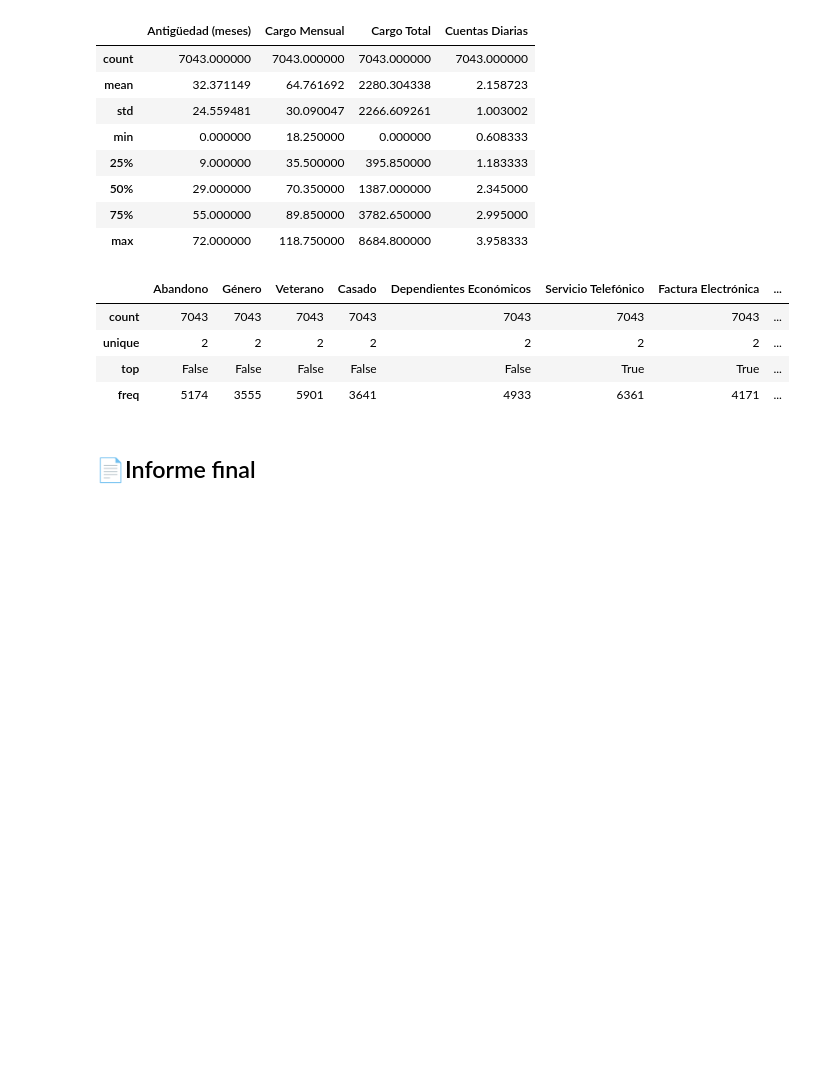
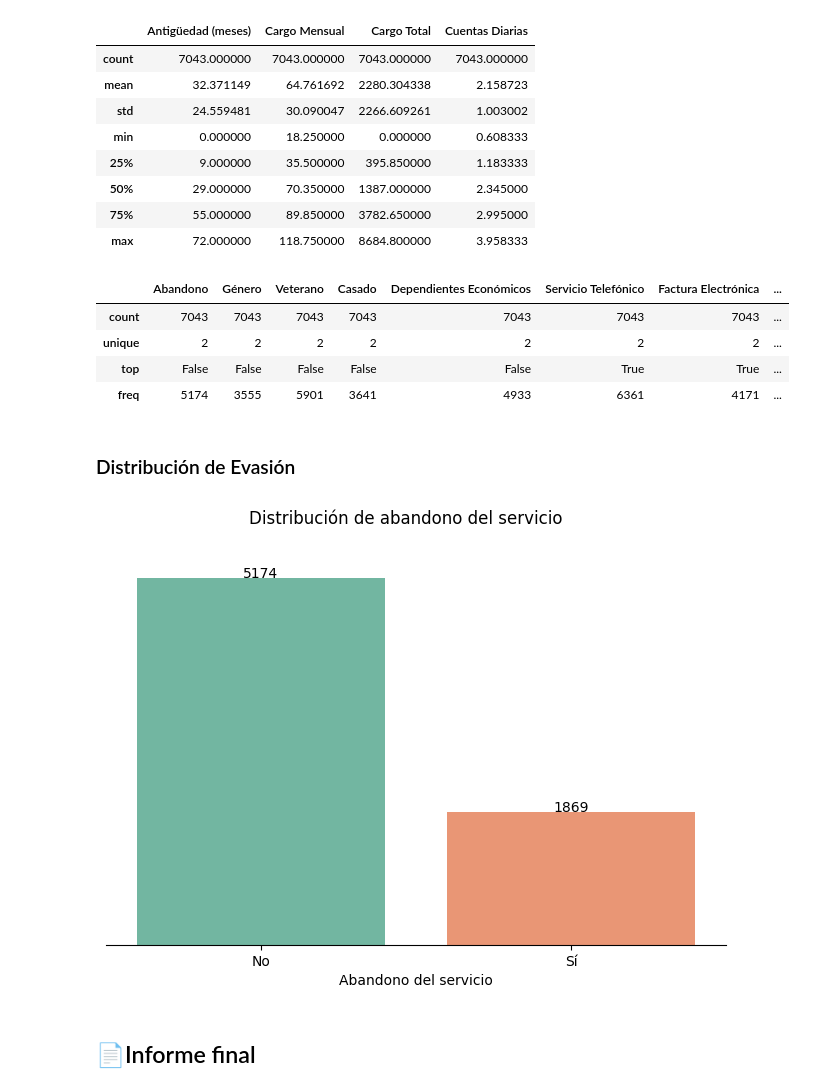
Before and after one commit to IsaiasRVH2/Challenge-Telecom-X, a Jupyter notebook: TelecomX_LATAM.ipynb, the cells around one changed output. Cells and saved outputs as stored; diff of their text form; code cells hidden in the pictures; blank space fills up the shorter version.

Commit message:
feat(Carga y análisis): :sparkles: Distribución de evasión
Se realizó una visualización de como esta distribuida la variable churn.

```diff
--- a/TelecomX_LATAM.ipynb
+++ b/TelecomX_LATAM.ipynb
@@ -384,5 +384,24 @@ df[[col for col in df.columns[1:] if col not in columnas_numericas]].astype(bool
 | unique | 2 | 2 | 2 | 2 | 2 | 2 | 2 | ... |
 | top | False | False | False | False | False | True | True | ... |
 | freq | 5174 | 3555 | 5901 | 3641 | 4933 | 6361 | 4171 | ... |
+# %% [markdown]
+### Distribución de Evasión
+# %%
+fig, ax = plt.subplots(figsize=(8, 5))
+fig.suptitle('Distribución de abandono del servicio')
+sns.countplot(data=df, x='Abandono', hue='Abandono', palette='Set2')
+ax.set_xlabel('Abandono del servicio')
+ax.set_ylabel('')
+ax.xaxis.set_ticks([0, 1])
+ax.xaxis.set_ticklabels(['No', 'Sí'])
+ax.yaxis.set_ticklabels([])
+ax.yaxis.set_ticks(ticks=[])
+ax.legend_.remove()
+for i, j in enumerate(df['Abandono'].value_counts().sort_index()):
+    ax.text(i, j + 5, str(j), ha='center')
+sns.despine(top=True, left=True, right=True)
+plt.show()
+# %% [output]
+[figure, added]
 # %% [markdown]
 ## 📄Informe final
```
